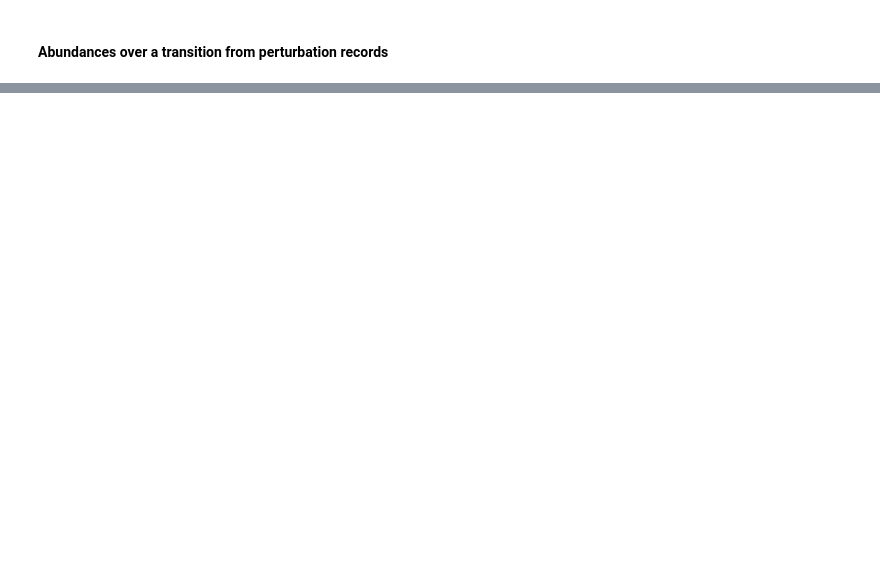
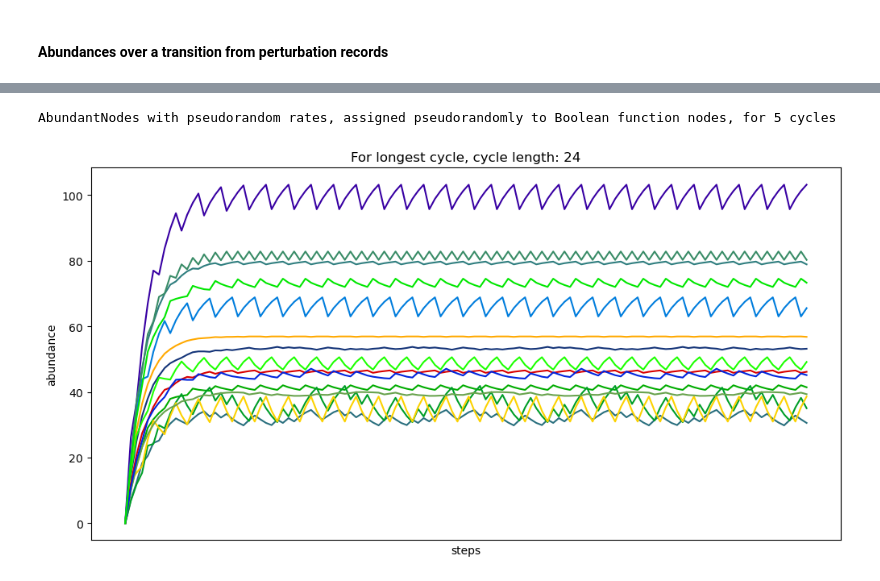
Before and after one commit to AlanBeem/OOP_BooleanNetwork_Abundances_miRNA, a Jupyter notebook: abundant_main.ipynb, the cells around one changed output, grey strips where cells are left out. Cells and saved outputs as stored; diff of their text form; code cells hidden in the pictures; blank space fills up the shorter version.

```diff
--- a/abundant_main.ipynb
+++ b/abundant_main.ipynb
@@ -83,0 +128,10 @@ With different parameters for averaging nested node behavior
+# %%
+print("AbundantNodes with pseudorandom rates, assigned pseudorandomly to Boolean function nodes, for 5 cycles")
+abun_bn_app_3.animate_boolean_states_list(abun_bn_app_3.bn_collapsed_cycles.cycle_records[0], 5, True)
+cycle_length = abun_bn_app_3.longest_cycle_length()
+plot_abundances(abun_bn_app_3.current_abundances_list, "For longest cycle, cycle length: " + str(cycle_length),
+                bv_colors, True, [], None, None, [12, 6],
+                [cycle_length * c_i for c_i in range(int(len(abun_bn_app_2.current_abundances_list) / cycle_length))])
+# %% [output]
+AbundantNodes with pseudorandom rates, assigned pseudorandomly to Boolean function nodes, for 5 cycles
+[figure, added]
```
Also changed, not shown: parts of 14 cells of this notebook, 14 other files.
